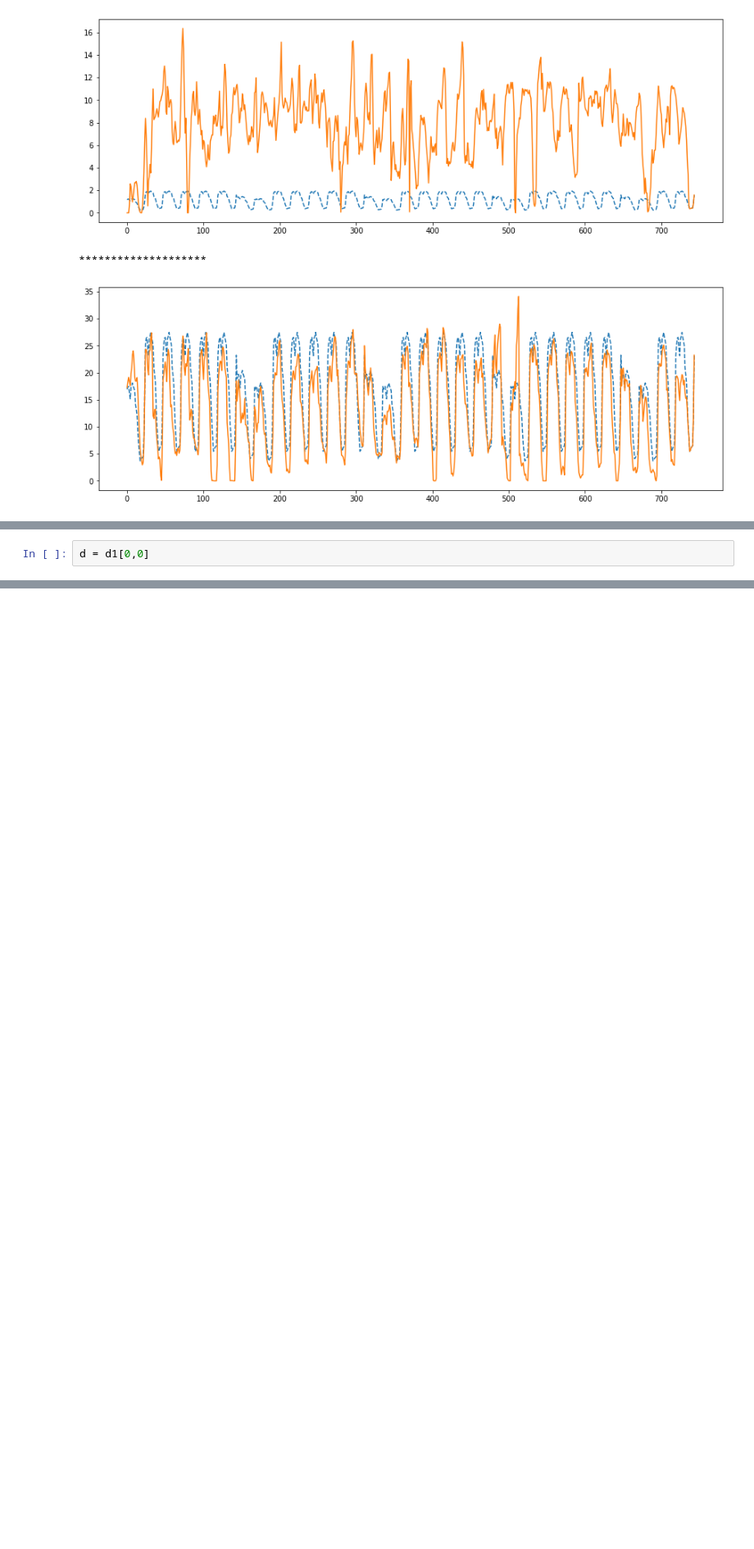
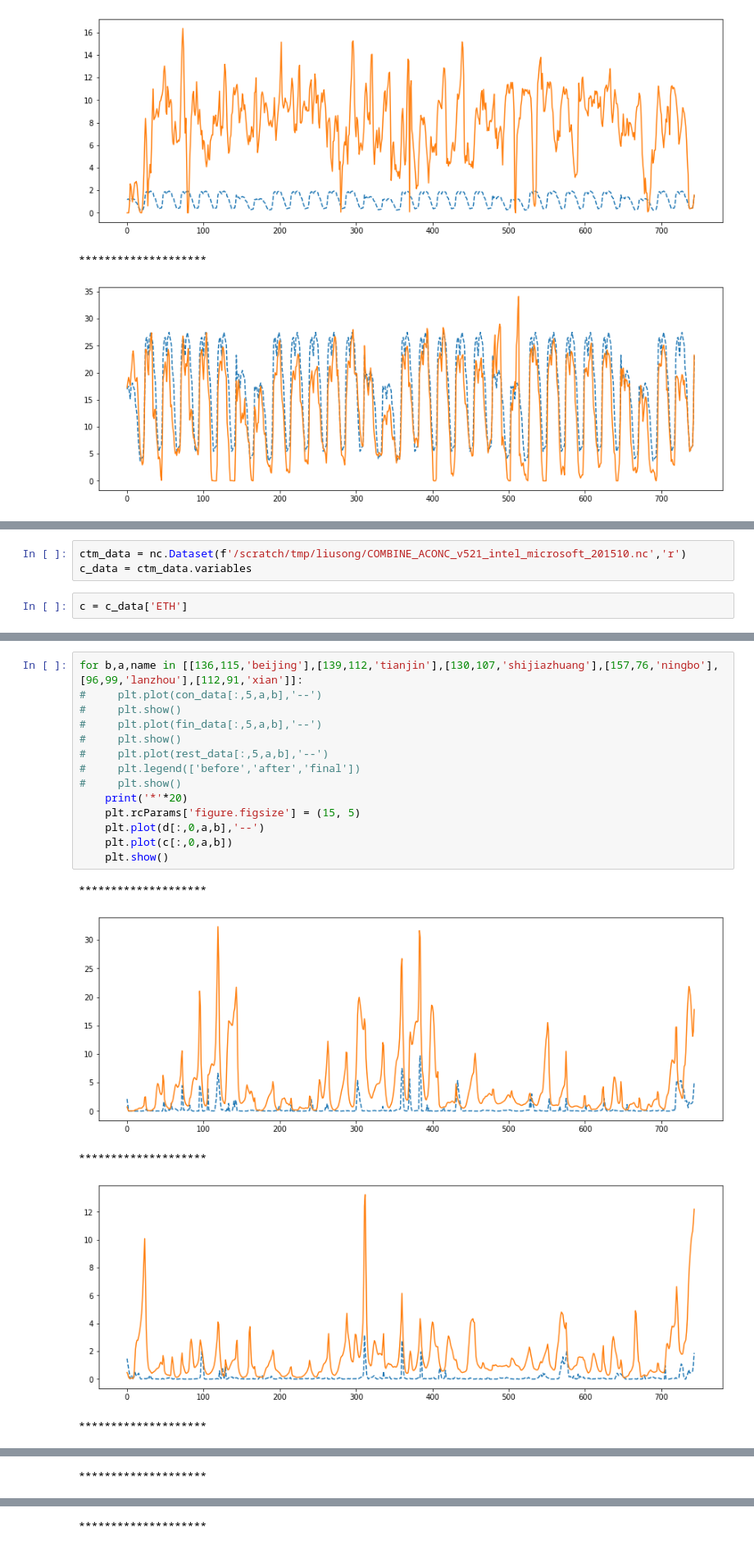
Before and after one commit to sky12807/InventoryOptimization, a Jupyter notebook: compare_data.ipynb, the cells around one changed output, grey strips where cells are left out. Shown at 82% size. Saved outputs shown, nothing was run; the diff lists cells and outputs as text; blank space fills up the shorter version.

```diff
--- a/compare_data.ipynb
+++ b/compare_data.ipynb
@@ -68,2 +55,5 @@ print(d2.shape)
-# %%
-d = d1[0,0]
+# %%
+ctm_data = nc.Dataset(f'/scratch/tmp/liusong/COMBINE_ACONC_v521_intel_microsoft_201510.nc','r')
+c_data = ctm_data.variables
+# %%
+c = c_data['ETH']
@@ -73,0 +66,20 @@ d.shape
+# %%
+for b,a,name in [[136,115,'beijing'],[139,112,'tianjin'],[130,107,'shijiazhuang'],[157,76,'ningbo'],[96,99,'lanzhou'],[112,91,'xian']]:
+#     plt.plot(con_data[:,5,a,b],'--')
+#     plt.show()
+#     plt.plot(fin_data[:,5,a,b],'--')
+#     plt.show()
+#     plt.plot(rest_data[:,5,a,b],'--')
+#     plt.legend(['before','after','final'])
+#     plt.show()
+    print('*'*20)
+    plt.rcParams['figure.figsize'] = (15, 5)
+    plt.plot(d[:,0,a,b],'--')
+    plt.plot(c[:,0,a,b])
+    plt.show()
+# %% [output]
+********************
+[figure, added]
+********************
+[figure, added]
+********************
@@ -73,0 +87 @@ d.shape
+********************
@@ -73,0 +89 @@ d.shape
+********************
```
Also changed, not shown: parts of 9 cells of this notebook, 42 other files.
